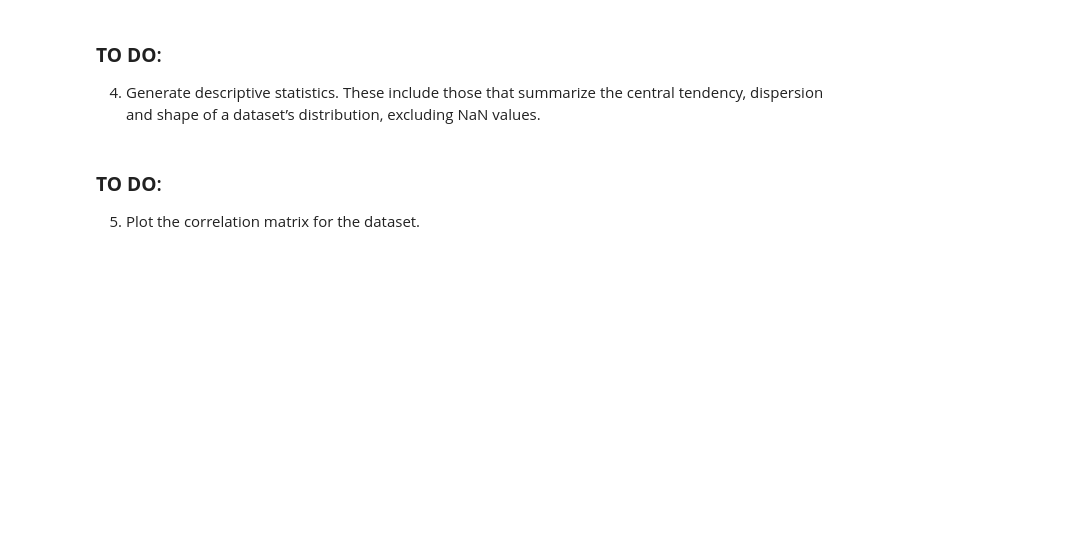
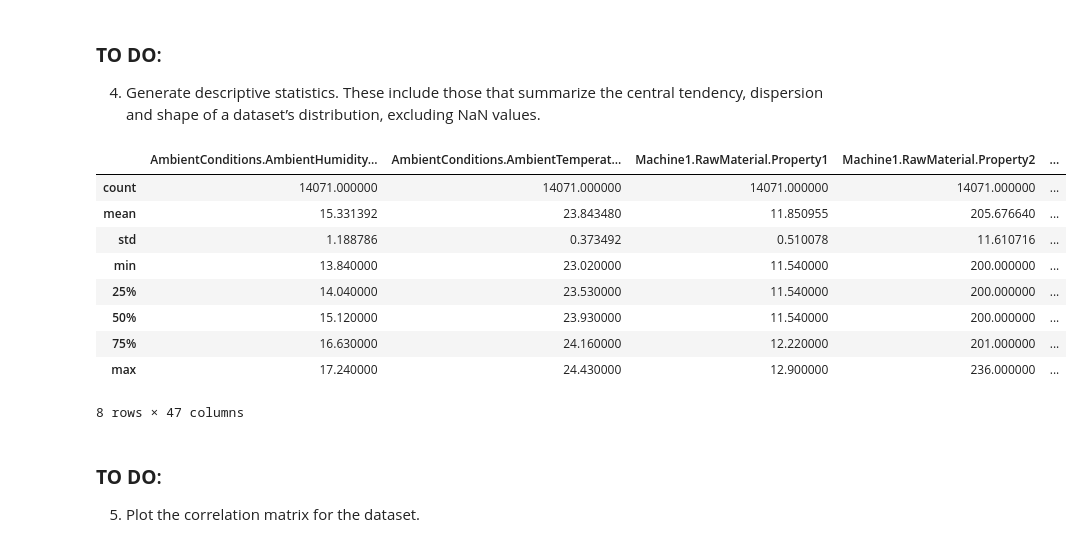
Before and after one commit to jpd-oliveira/SI-Lab-2, a Jupyter notebook: SI_Lab2_20_21.ipynb, the cells around one changed output. Cells and saved outputs as stored; diff of their text form; code cells hidden in the pictures; blank space fills up the shorter version.

```diff
--- a/SI_Lab2_20_21.ipynb
+++ b/SI_Lab2_20_21.ipynb
@@ -86,6 +140,18 @@ Please refer to the lab staff for additional info regarding possible additional
 4) Generate descriptive statistics. These include those that summarize the central tendency, dispersion and shape of a dataset’s distribution, excluding NaN values.
 # %%
 #TBD
+df.describe()
+# %% [output]
+|  | AmbientConditions.AmbientHumidity... | AmbientConditions.AmbientTemperat... | Machine1.RawMaterial.Property1 | Machine1.RawMaterial.Property2 | ... |
+| count | 14071.000000 | 14071.000000 | 14071.000000 | 14071.000000 | ... |
+| mean | 15.331392 | 23.843480 | 11.850955 | 205.676640 | ... |
+| std | 1.188786 | 0.373492 | 0.510078 | 11.610716 | ... |
+| min | 13.840000 | 23.020000 | 11.540000 | 200.000000 | ... |
+| 25% | 14.040000 | 23.530000 | 11.540000 | 200.000000 | ... |
+| 50% | 15.120000 | 23.930000 | 11.540000 | 200.000000 | ... |
+| 75% | 16.630000 | 24.160000 | 12.220000 | 201.000000 | ... |
+| max | 17.240000 | 24.430000 | 12.900000 | 236.000000 | ... |
+8 rows × 47 columns
 # %% [markdown]
 ### **TO DO**:
 5) Plot the correlation matrix for the dataset.
```
Also changed, not shown: parts of 8 cells of this notebook.
